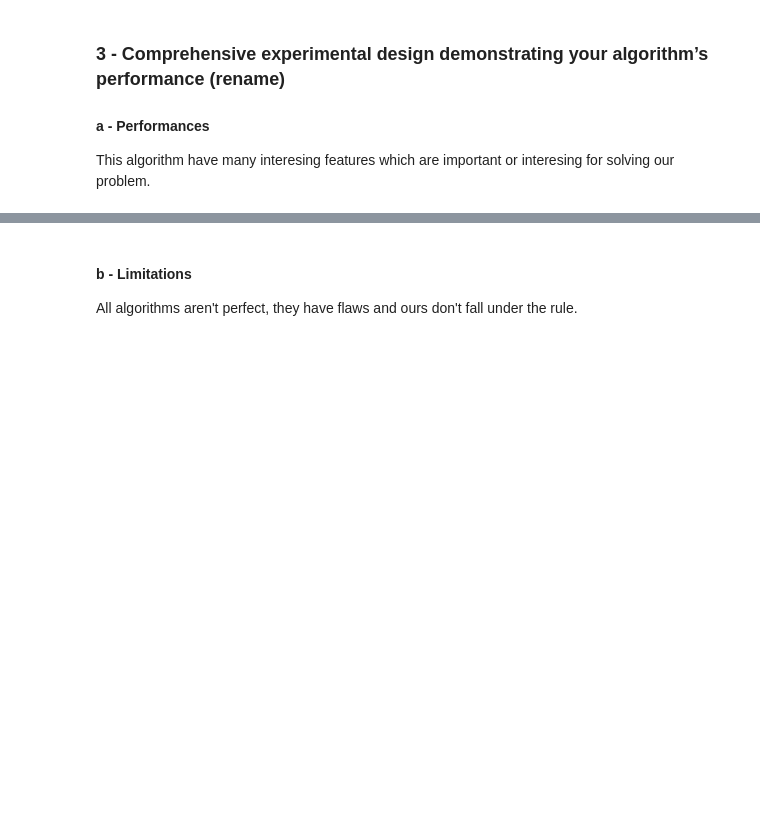
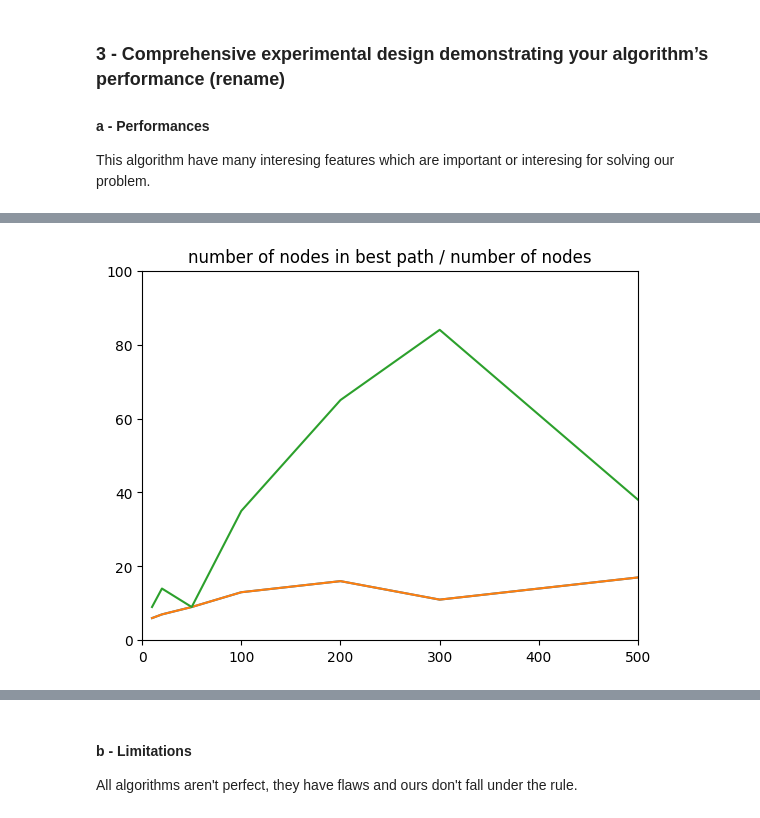
Before and after one commit to Sheydss/AdvancedAlgorithms, a Jupyter notebook: Livrable-II.ipynb, the cells around one changed output, grey strips where cells are left out. Cells and saved outputs as stored; diff of their text form; code cells hidden in the pictures; blank space fills up the shorter version.

```diff
--- a/Livrable-II.ipynb
+++ b/Livrable-II.ipynb
@@ -657,0 +766,30 @@ This algorithm have many interesing features which are important or interesing f
+# %%
+########### Chart with x = number of nodes and y = number of nodes in path ###########
+#take data that interest us
+ydata1 = []
+ydata2 = []
+ydata3 = []
+xdata = []
+for i in range(len(data1nodes)):
+  ydata1.append(len(data1nodes[i][2]))
+  ydata2.append(len(data2nodes[i][2]))
+  ydata3.append(len(data3nodes[i][2]))
+for j in range(len(increaseOfNodes)):
+  xdata.append(increaseOfNodes[j][0])
+
+fig = plt.figure()
+ax = fig.add_subplot(1, 1, 1)
+ax.plot(xdata, ydata1, color='tab:blue')
+ax.plot(xdata, ydata2, color='tab:orange')
+ax.plot(xdata, ydata3, color='tab:green')
+
+# set the limits
+ax.set_xlim([0, 500])
+ax.set_ylim([0, 100])
+
+ax.set_title('number of nodes in best path / number of nodes')
+
+# display the plot
+plt.show()
+# %% [output]
+[figure, added]
```
Also changed, not shown: parts of 9 cells of this notebook, 1 other file.
